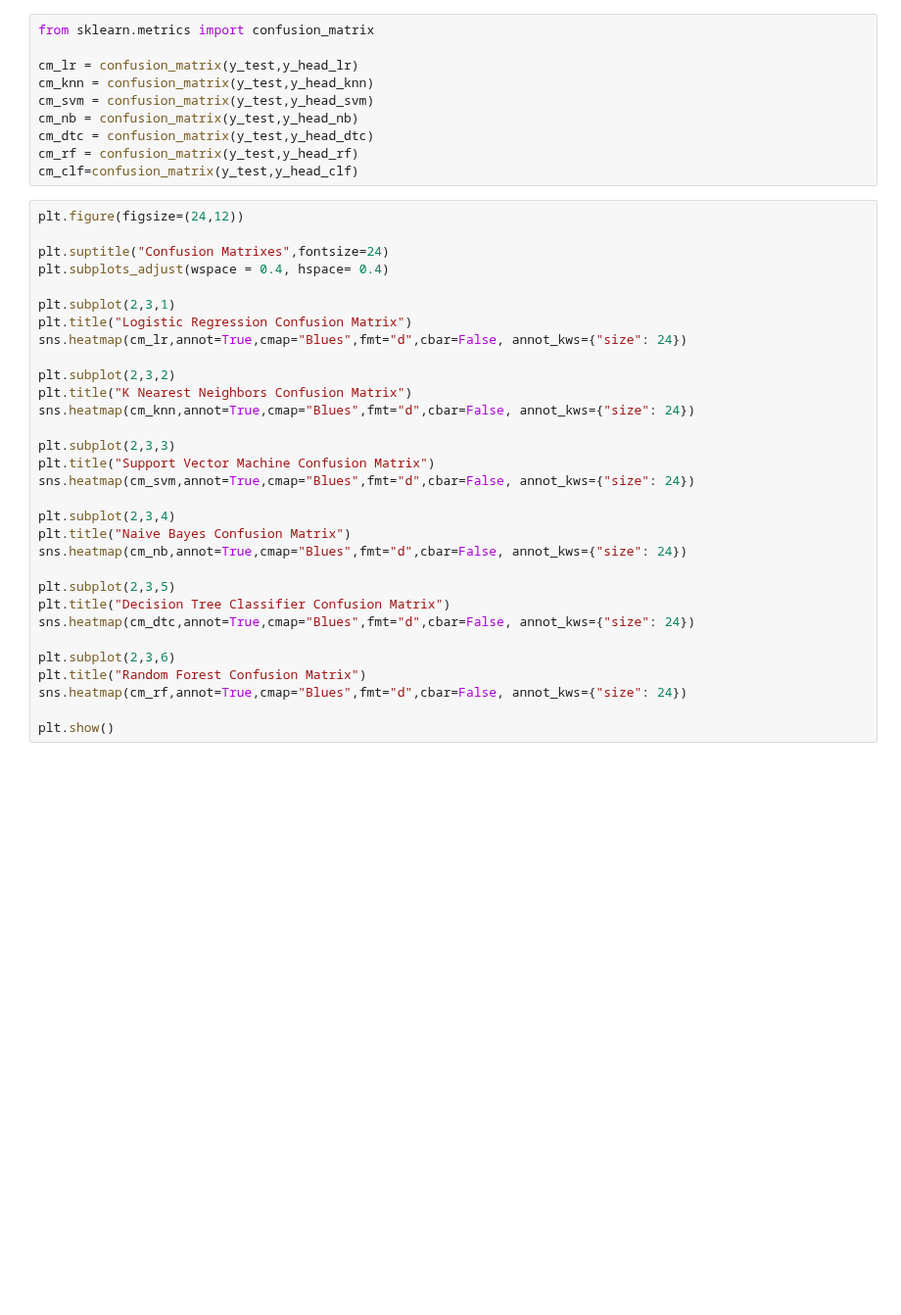
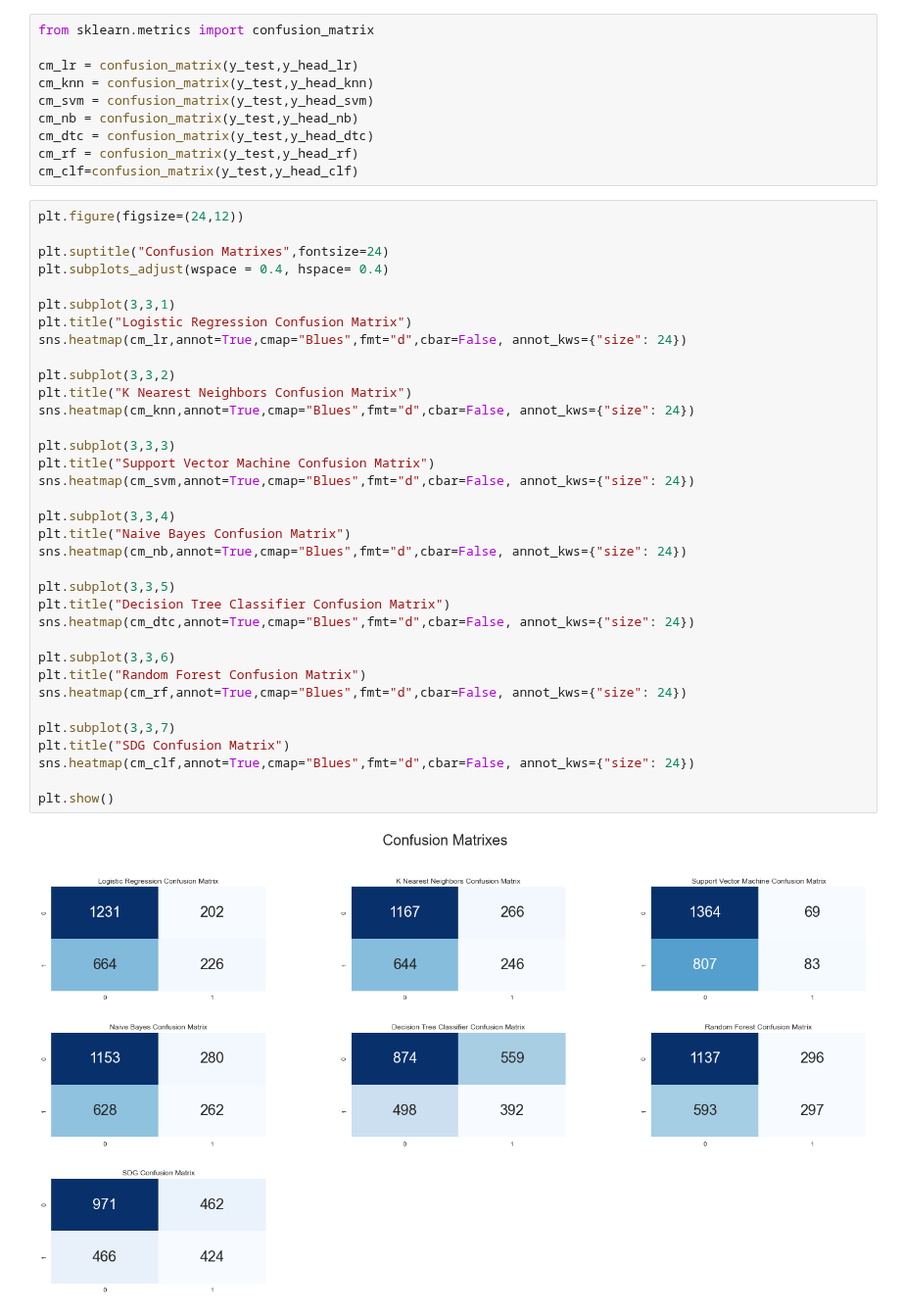
Before and after one commit to Garfield1002/ST4, a Jupyter notebook: test_differents_models.ipynb, the cells around one changed output. Shown at 98% size. Cells and saved outputs as stored; diff of their text form; blank space fills up the shorter version.

```diff
--- a/test_differents_models.ipynb
+++ b/test_differents_models.ipynb
@@ -159,31 +192,37 @@ cm_clf=confusion_matrix(y_test,y_head_clf)
 # %%
 plt.figure(figsize=(24,12))
 
 plt.suptitle("Confusion Matrixes",fontsize=24)
 plt.subplots_adjust(wspace = 0.4, hspace= 0.4)
 
-plt.subplot(2,3,1)
+plt.subplot(3,3,1)
 plt.title("Logistic Regression Confusion Matrix")
 sns.heatmap(cm_lr,annot=True,cmap="Blues",fmt="d",cbar=False, annot_kws={"size": 24})
 
-plt.subplot(2,3,2)
+plt.subplot(3,3,2)
 plt.title("K Nearest Neighbors Confusion Matrix")
 sns.heatmap(cm_knn,annot=True,cmap="Blues",fmt="d",cbar=False, annot_kws={"size": 24})
 
-plt.subplot(2,3,3)
+plt.subplot(3,3,3)
 plt.title("Support Vector Machine Confusion Matrix")
 sns.heatmap(cm_svm,annot=True,cmap="Blues",fmt="d",cbar=False, annot_kws={"size": 24})
 
-plt.subplot(2,3,4)
+plt.subplot(3,3,4)
 plt.title("Naive Bayes Confusion Matrix")
 sns.heatmap(cm_nb,annot=True,cmap="Blues",fmt="d",cbar=False, annot_kws={"size": 24})
 
-plt.subplot(2,3,5)
+plt.subplot(3,3,5)
 plt.title("Decision Tree Classifier Confusion Matrix")
 sns.heatmap(cm_dtc,annot=True,cmap="Blues",fmt="d",cbar=False, annot_kws={"size": 24})
 
-plt.subplot(2,3,6)
+plt.subplot(3,3,6)
 plt.title("Random Forest Confusion Matrix")
 sns.heatmap(cm_rf,annot=True,cmap="Blues",fmt="d",cbar=False, annot_kws={"size": 24})
 
+plt.subplot(3,3,7)
+plt.title("SDG Confusion Matrix")
+sns.heatmap(cm_clf,annot=True,cmap="Blues",fmt="d",cbar=False, annot_kws={"size": 24})
+
 plt.show()
+# %% [output]
+[figure, added]
```
Also changed, not shown: parts of 10 cells of this notebook, 1 other file.
